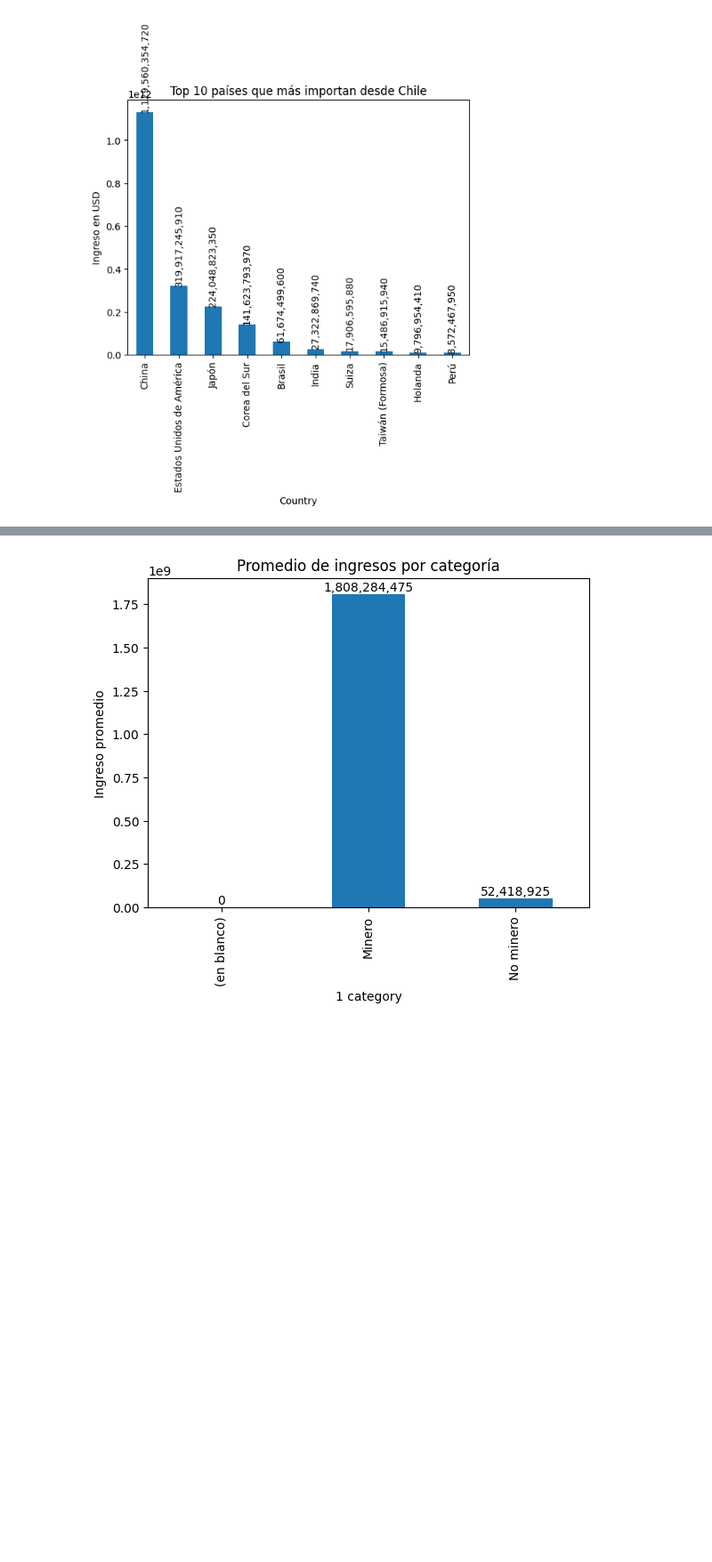
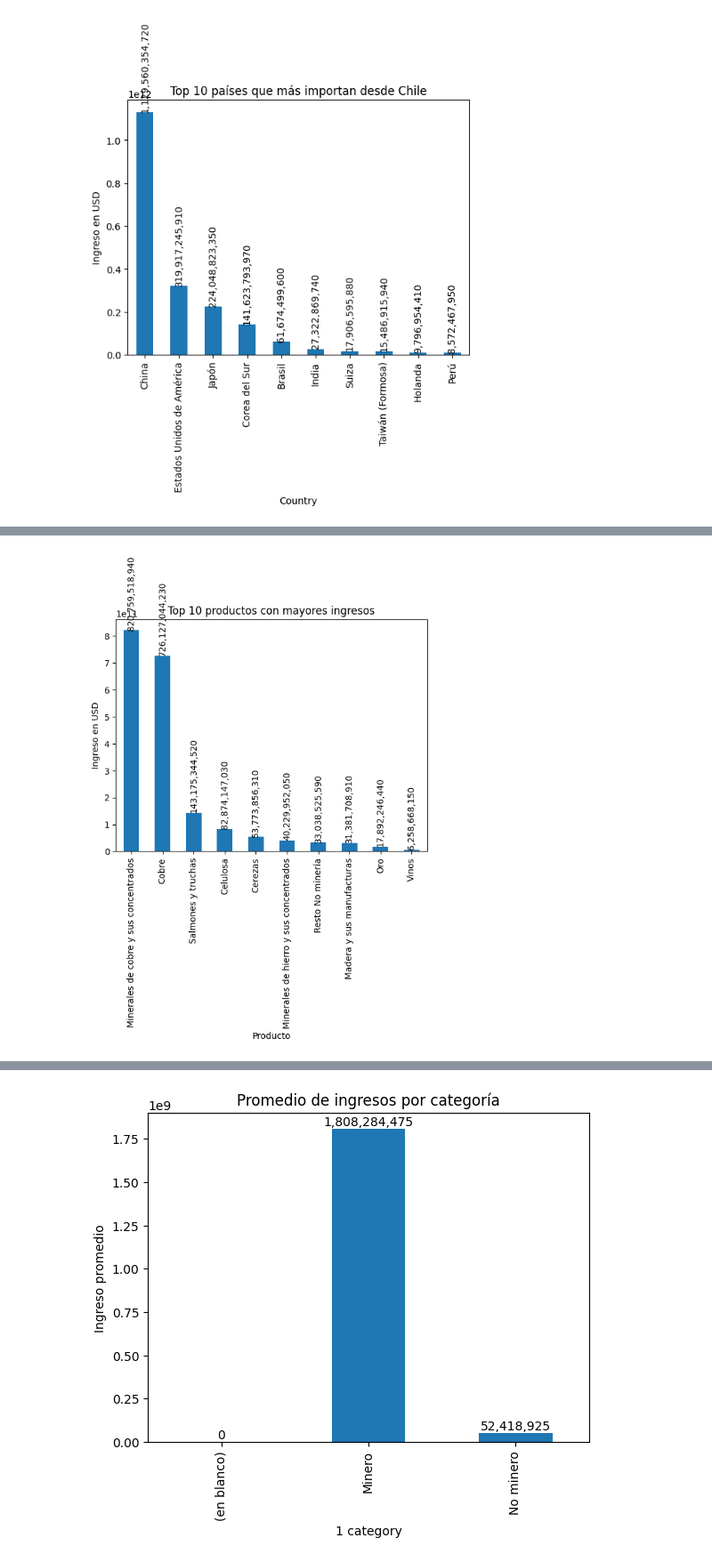
Before and after one commit to Cxris2145/MineriaDatos2026, a Jupyter notebook: ExportacionesChile2026.ipynb, the cells around one changed output, grey strips where cells are left out. Shown at 89% size. Saved outputs shown, nothing was run; the diff lists cells and outputs as text; code cells hidden in the pictures; blank space fills up the shorter version.

```diff
--- a/ExportacionesChile2026.ipynb
+++ b/ExportacionesChile2026.ipynb
@@ -261,0 +322,5 @@ plt.show()
+# %%
+# Este análisis sirve para descubrir qué productos son los que más dinero aportan.
+# Ayuda a entender cuáles son los productos más importantes dentro de las exportaciones.
+top_productos = df.groupby('Product')['Income in USD'].sum().sort_values(ascending=False).head(10)
+print(top_productos)
@@ -261,0 +340,17 @@ plt.show()
+# %%
+# Este gráfico muestra los 10 productos que más dinero generan.
+# Sirve para comparar visualmente cuáles destacan más dentro del total exportado.
+ax = top_productos.plot(kind='bar')
+
+plt.title("Top 10 productos con mayores ingresos")
+plt.xlabel("Producto")
+plt.ylabel("Ingreso en USD")
+
+for p in ax.patches:
+    ax.annotate(f'{p.get_height():,.0f}',
+                (p.get_x() + p.get_width() / 2, p.get_height()),
+                ha='center', va='bottom', rotation=90)
+
+plt.show()
+# %% [output]
+[figure, added]
```
Also changed, not shown: parts of 9 cells of this notebook.
